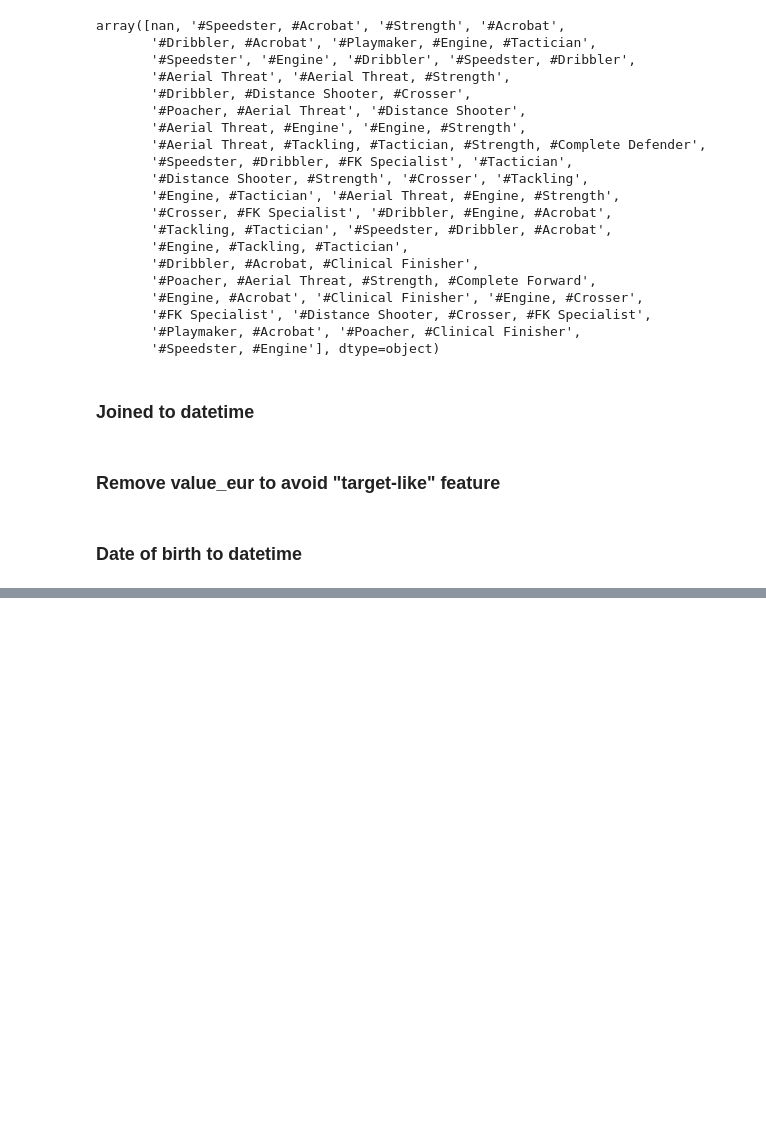
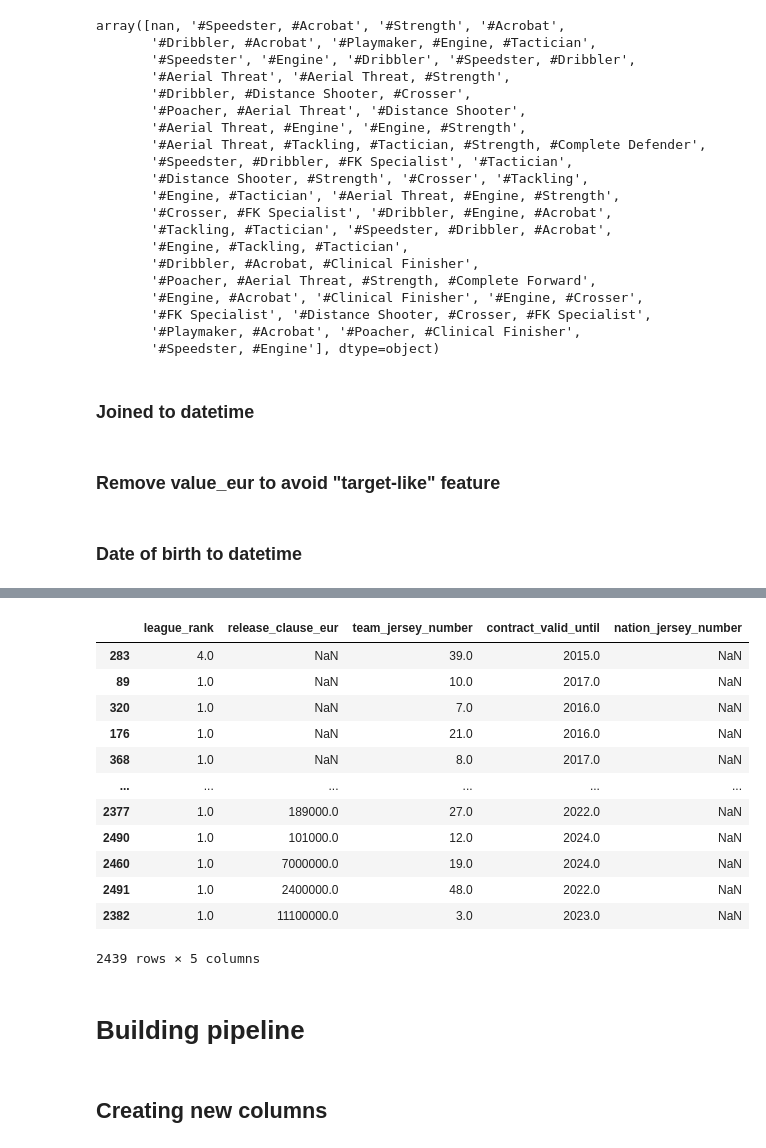
Before and after one commit to michaelschafhauser/market_value_predictor, a Jupyter notebook: notebooks/Alex/Baseline_model_alex.ipynb, the cells around one changed output, grey strips where cells are left out. Saved outputs shown, nothing was run; the diff lists cells and outputs as text; code cells hidden in the pictures; blank space fills up the shorter version.

```diff
--- a/notebooks/Alex/Baseline_model_alex.ipynb
+++ b/notebooks/Alex/Baseline_model_alex.ipynb
@@ -357,0 +622,31 @@ df_merged["dob"] = pd.to_datetime(df_merged.dob)
+# %%
+df_remaining = df_merged[[
+    'sofifa_id',
+    'long_name',
+    'age',
+    'dob',
+    'height_cm',
+    'weight_kg',
+    'nationality',
+    'club_name',
+    'league_name',
+    'league_rank',
+    'overall',
+    'potential',
+    'wage_eur',
+    'preferred_foot',
+    'international_reputation',
+    'weak_foot',
+    'skill_moves',
+    'work_rate',
+    'body_type',
+    'real_face',
+    'release_clause_eur',
+    'team_position',
+    'team_jersey_number',
+    'loaned_from',
+    'joined',
+    'contract_valid_until',
+    'nation_position',
+    'nation_jersey_number'
+]]
@@ -357,0 +696,20 @@ df_merged["dob"] = pd.to_datetime(df_merged.dob)
+# %%
+df_remaining.select_dtypes(float)
+# %% [output]
+|  | league_rank | release_clause_eur | team_jersey_number | contract_valid_until | nation_jersey_number |
+| 283 | 4.0 | NaN | 39.0 | 2015.0 | NaN |
+| 89 | 1.0 | NaN | 10.0 | 2017.0 | NaN |
+| 320 | 1.0 | NaN | 7.0 | 2016.0 | NaN |
+| 176 | 1.0 | NaN | 21.0 | 2016.0 | NaN |
+| 368 | 1.0 | NaN | 8.0 | 2017.0 | NaN |
+| ... | ... | ... | ... | ... | ... |
+| 2377 | 1.0 | 189000.0 | 27.0 | 2022.0 | NaN |
+| 2490 | 1.0 | 101000.0 | 12.0 | 2024.0 | NaN |
+| 2460 | 1.0 | 7000000.0 | 19.0 | 2024.0 | NaN |
+| 2491 | 1.0 | 2400000.0 | 48.0 | 2022.0 | NaN |
+| 2382 | 1.0 | 11100000.0 | 3.0 | 2023.0 | NaN |
+2439 rows × 5 columns
+# %% [markdown]
+# Building pipeline
+# %% [markdown]
+## Creating new columns
```
Also changed, not shown: parts of 48 cells of this notebook, 2 other files.
